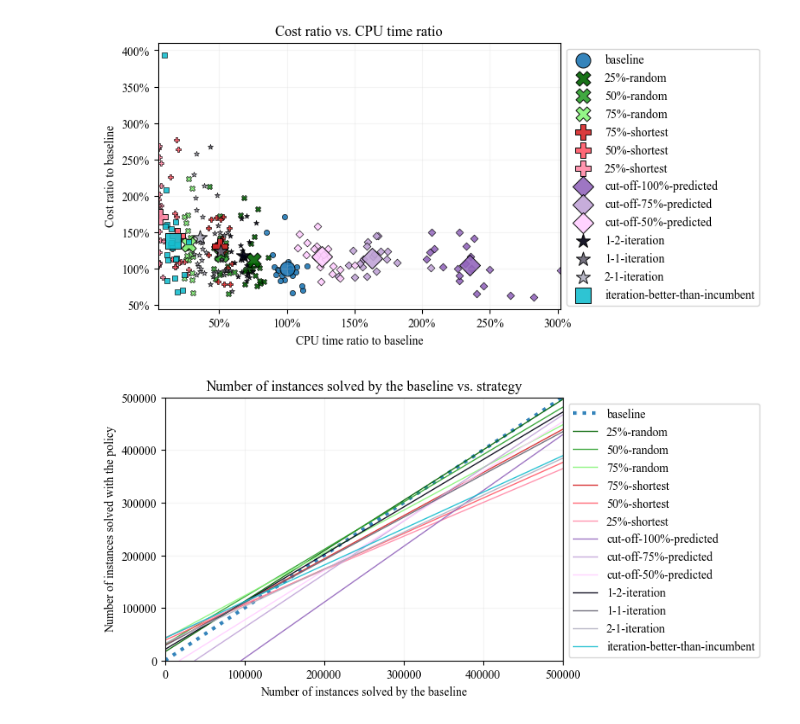
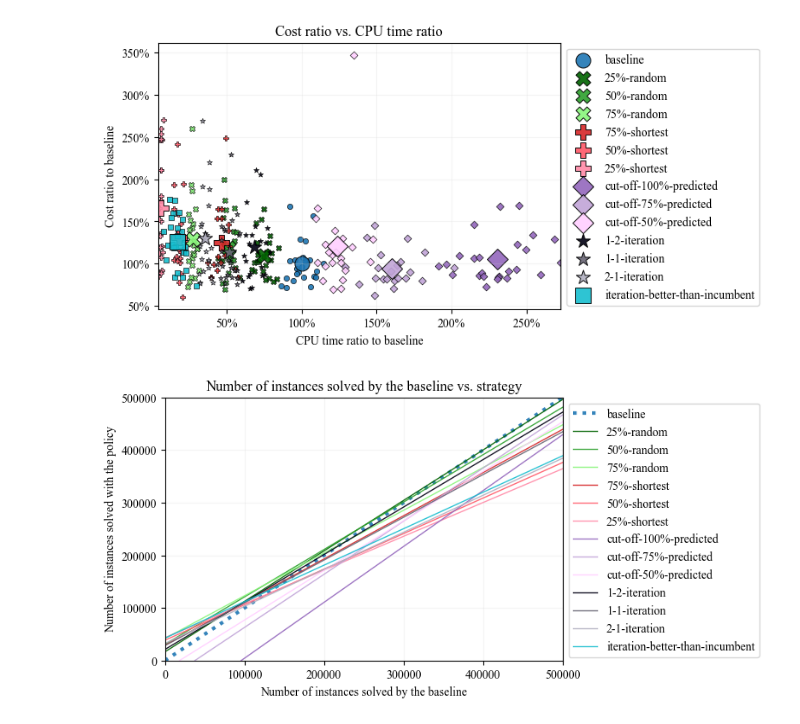
Before and after one commit to zakrzewow/raw-algorithm-portfolios, a Jupyter notebook: results.ipynb, the cells around one changed output. Cells and saved outputs as stored; diff of their text form; code cells hidden in the pictures.

```diff
--- a/results.ipynb
+++ b/results.ipynb
@@ -211,35 +364,36 @@ def plot_cost_vs_cpu_time_ratio(df, df_agg, plot_all=False):
                 edgecolor="black",
             )
         plt.scatter(
             row["cpu_time_ratio_to_baseline"],
             row["cost_ratio_to_baseline"],
             s=150,
             alpha=0.9,
             color=COLORS[(policy, parg)],
             marker=MARKERS[policy],
             linewidths=0.75,
             edgecolor="black",
             label=LABELS[(policy, parg)],
         )
 
     ax.xaxis.set_major_formatter(mtick.PercentFormatter(xmax=1, decimals=0))
     ax.yaxis.set_major_formatter(mtick.PercentFormatter(xmax=1, decimals=0))
 
     plt.legend(bbox_to_anchor=(1, 1), loc='upper left')
     plt.xlabel("CPU time ratio to baseline")
     plt.ylabel("Cost ratio to baseline")
     if not plot_all:
         plt.xlim(0, 2.5)
         plt.ylim(0.9, 1.66)
     plt.title("Cost ratio vs. CPU time ratio")
     return fig, ax
 
 # fig, ax = plot_cost_vs_cpu_time_ratio(df25, df25_agg, plot_all=True)
-fig, ax = plot_cost_vs_cpu_time_ratio(df100, df100_agg, plot_all=True)
+# fig, ax = plot_cost_vs_cpu_time_ratio(df100, df100_agg, plot_all=True)
+fig, ax = plot_cost_vs_cpu_time_ratio(df250, df250_agg, plot_all=True)
 # plt.savefig("fig.png", dpi=300, bbox_inches="tight")
 plt.show()
 # %% [output]
-[figure, old version]
+[figure, new version]
 # %%
 def plot_lines(df_agg, lim):
     fig, ax = plt.subplots(figsize=(6, 4))
```
Also changed, not shown: parts of 8 cells of this notebook.
